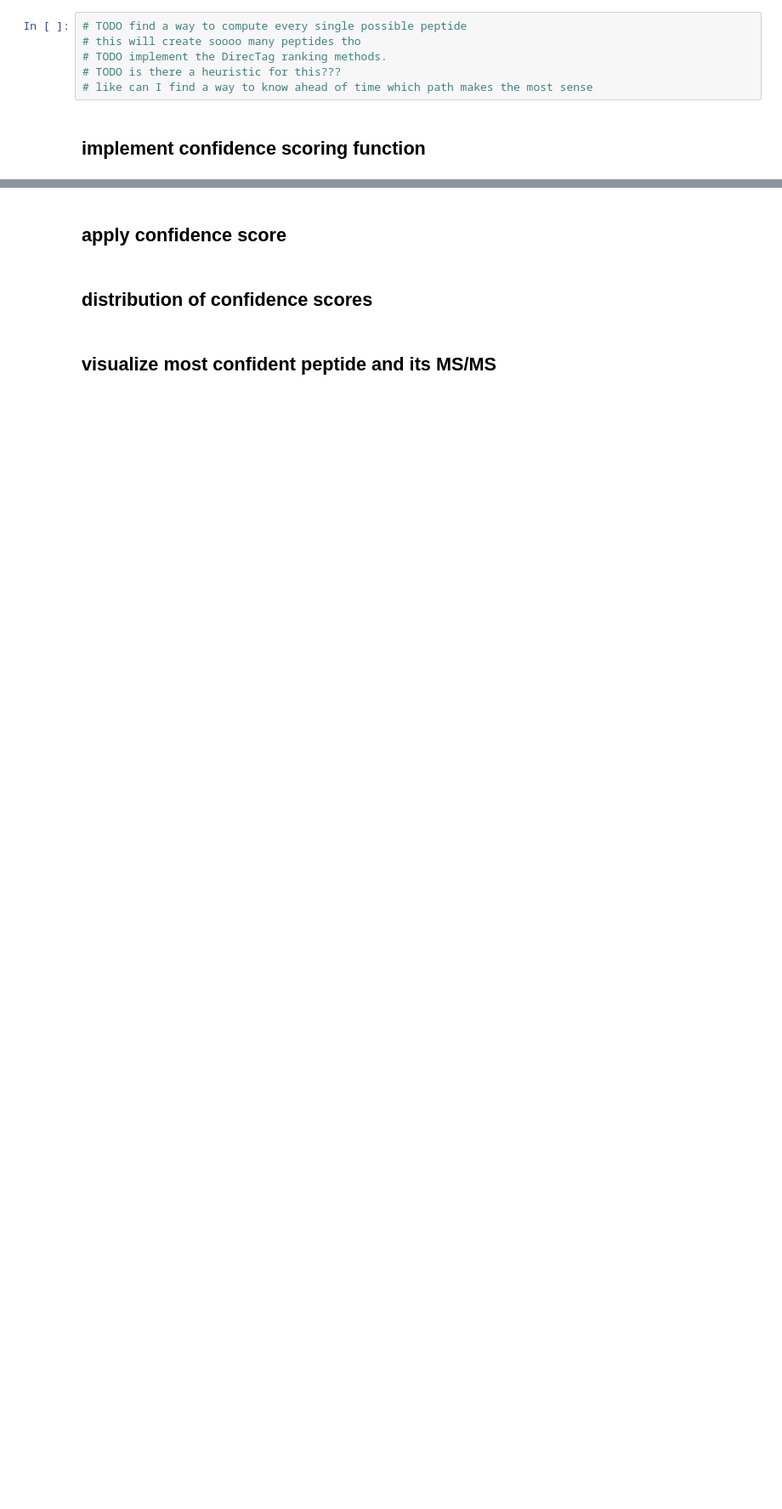
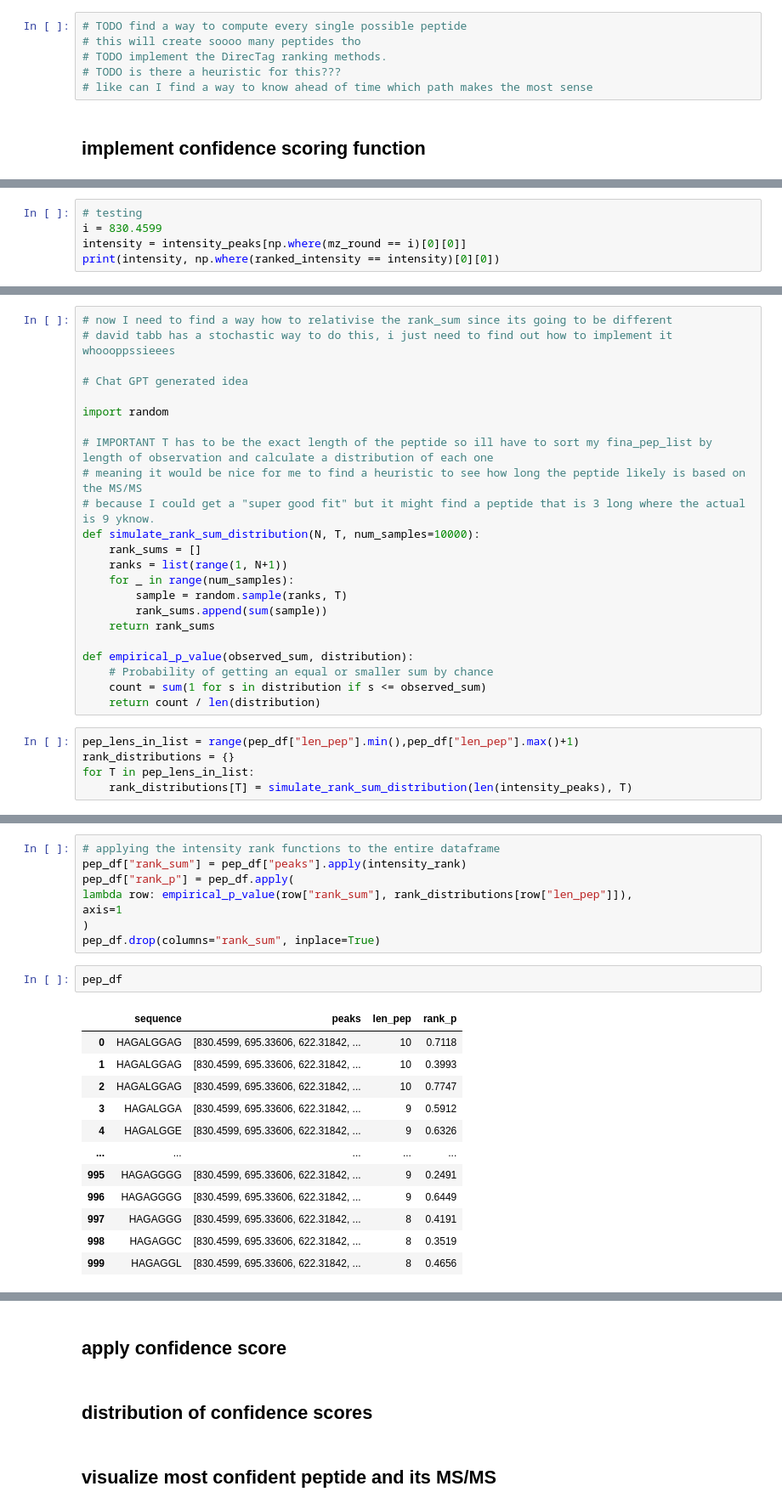
Before and after one commit to DBeben22/expert-tandem, a Jupyter notebook: prototypes/prototype_vers4.ipynb, the cells around one changed output, grey strips where cells are left out. Shown: that part at 85% size. Drawn from its saved outputs; the diff is of its cells as text; blank space fills up the shorter version.

Commit message:
implemented the intensity rank score

```diff
--- a/prototypes/prototype_vers4.ipynb
+++ b/prototypes/prototype_vers4.ipynb
@@ -326,0 +378,5 @@ pd.DataFrame(full_pep_list)
+# %%
+# testing
+i = 830.4599
+intensity = intensity_peaks[np.where(mz_round == i)[0][0]]
+print(intensity, np.where(ranked_intensity == intensity)[0][0])
@@ -326,0 +404,28 @@ pd.DataFrame(full_pep_list)
+# %%
+# now I need to find a way how to relativise the rank_sum since its going to be different
+# david tabb has a stochastic way to do this, i just need to find out how to implement it whoooppssieees
+
+# Chat GPT generated idea
+
+import random
+
+# IMPORTANT T has to be the exact length of the peptide so ill have to sort my fina_pep_list by length of observation and calculate a distribution of each one
+# meaning it would be nice for me to find a heuristic to see how long the peptide likely is based on the MS/MS
+# because I could get a "super good fit" but it might find a peptide that is 3 long where the actual is 9 yknow.
+def simulate_rank_sum_distribution(N, T, num_samples=10000):
+    rank_sums = []
+    ranks = list(range(1, N+1))
+    for _ in range(num_samples):
+        sample = random.sample(ranks, T)
+        rank_sums.append(sum(sample))
+    return rank_sums
+
+def empirical_p_value(observed_sum, distribution):
+    # Probability of getting an equal or smaller sum by chance
+    count = sum(1 for s in distribution if s <= observed_sum)
+    return count / len(distribution)
+# %%
+pep_lens_in_list = range(pep_df["len_pep"].min(),pep_df["len_pep"].max()+1)
+rank_distributions = {}
+for T in pep_lens_in_list:
+    rank_distributions[T] = simulate_rank_sum_distribution(len(intensity_peaks), T)
@@ -326,0 +444,23 @@ pd.DataFrame(full_pep_list)
+# %%
+# applying the intensity rank functions to the entire dataframe
+pep_df["rank_sum"] = pep_df["peaks"].apply(intensity_rank)
+pep_df["rank_p"] = pep_df.apply(
+lambda row: empirical_p_value(row["rank_sum"], rank_distributions[row["len_pep"]]),
+axis=1
+)
+pep_df.drop(columns="rank_sum", inplace=True)
+# %%
+pep_df
+# %% [output]
+|  | sequence | peaks | len_pep | rank_p |
+| 0 | HAGALGGAG | [830.4599, 695.33606, 622.31842, ... | 10 | 0.7118 |
+| 1 | HAGALGGAG | [830.4599, 695.33606, 622.31842, ... | 10 | 0.3993 |
+| 2 | HAGALGGAG | [830.4599, 695.33606, 622.31842, ... | 10 | 0.7747 |
+| 3 | HAGALGGA | [830.4599, 695.33606, 622.31842, ... | 9 | 0.5912 |
+| 4 | HAGALGGE | [830.4599, 695.33606, 622.31842, ... | 9 | 0.6326 |
+| ... | ... | ... | ... | ... |
+| 995 | HAGAGGGG | [830.4599, 695.33606, 622.31842, ... | 9 | 0.2491 |
+| 996 | HAGAGGGG | [830.4599, 695.33606, 622.31842, ... | 9 | 0.6449 |
+| 997 | HAGAGGG | [830.4599, 695.33606, 622.31842, ... | 8 | 0.4191 |
+| 998 | HAGAGGC | [830.4599, 695.33606, 622.31842, ... | 8 | 0.3519 |
+| 999 | HAGAGGL | [830.4599, 695.33606, 622.31842, ... | 8 | 0.4656 |
```
Also changed, not shown: parts of 23 cells of this notebook.
